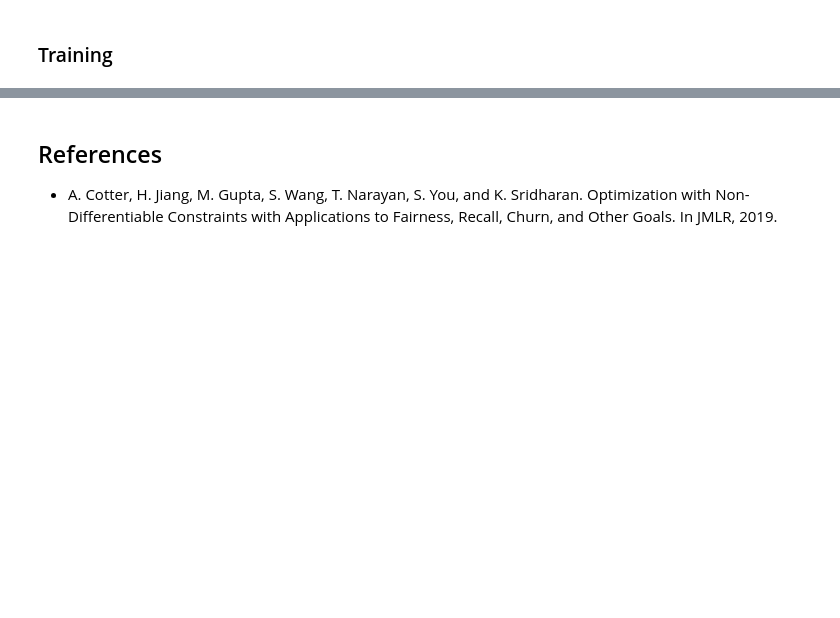
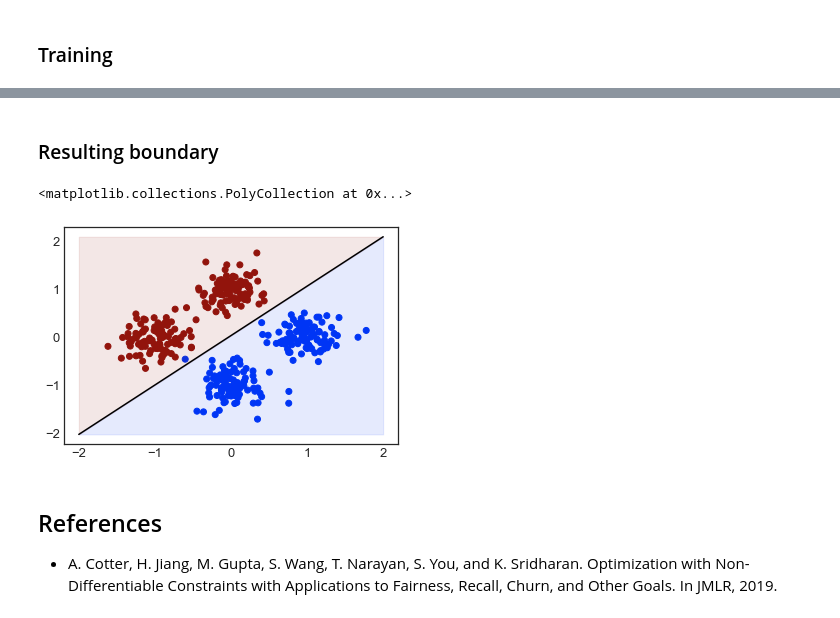
Before and after one commit to cooper-org/cooper, a Jupyter notebook: tutorials/Gaussian_mixture.ipynb, the cells around one changed output, grey strips where cells are left out. Saved outputs shown, nothing was run; the diff lists cells and outputs as text; code cells hidden in the pictures; blank space fills up the shorter version.

```diff
--- a/tutorials/Gaussian_mixture.ipynb
+++ b/tutorials/Gaussian_mixture.ipynb
@@ -61,7 +63,7 @@ class MixtureSeparation(cooper.ConstrainedMinimizationProblem):
     def closure(self, inputs, targets):
 
         logits = self.linear(inputs)
-        loss=bce_loss(logits, targets),
+        loss=bce_loss(logits.flatten(), targets)
 
         if not self.is_constrained:
             # Unconstrained problem of separating two classes
@@ -100,7 +102,7 @@ class MixtureSeparation(cooper.ConstrainedMinimizationProblem):
 # %%
 models = []
 
-for problem in ["unconstrained", "constrained", "proxy"]:
+for problem in ["unconstrained"]:#, "constrained", "proxy"]:
 
     is_constrained = problem == "constrained" or problem == "proxy"
     use_proxy = problem == "proxy"
@@ -108,18 +110,25 @@ for problem in ["unconstrained", "constrained", "proxy"]:
     cmp = MixtureSeparation(is_constrained, use_proxy)
     formulation = cooper.LagrangianFormulation(cmp)
 
-    primal_optimizer = SGD(cmp.linear.parameters(), lr=1e-3)
-    dual_optimizer = cooper.optim.partial(SGD, lr=1e-3) if is_constrained else None
+    primal_optimizer = SGD(cmp.linear.parameters(), lr=1e-1)
+    dual_optimizer = cooper.optim.partial(SGD, lr=1e-1) if is_constrained else None
     optimizer = cooper.ConstrainedOptimizer(
         formulation=formulation,
         primal_optimizer=primal_optimizer,
         dual_optimizer=dual_optimizer,
     )
 
-    for i in range(100):
+    for i in range(1000):
         optimizer.zero_grad()
-        lagrangian = formulation.composite_objective(cmp.closure, INPUTS, LABELS)
-        formulation.custom_backward(lagrangian)
+        if is_constrained:
+            lagrangian = formulation.composite_objective(cmp.closure, INPUTS, LABELS)
+            formulation.custom_backward(lagrangian)
+        else:
+            loss = cmp.closure(INPUTS, LABELS).loss
+            loss.backward()
+            if i % 100 == 0:
+                print(loss.item())
+
         optimizer.step()
 
     models.append(cmp.linear)
@@ -128,3 +146,22 @@ Ellipsis
+# %% [markdown]
+### Resulting boundary
+# %%
+w = models[0].weight.data.flatten().numpy()
+b = models[0].bias.data.numpy()
+
+m = -w[0]/w[1]
+b = -b/w[1]
+
+x1 = np.linspace(-2, 2, 100)
+x2 = m*x1 + b
+
+plt.scatter(*torch.transpose(INPUTS, 0, 1), color=COLORS)
+plt.plot(x1, x2, color="black")
+plt.fill_between(x1, min(x2), x2, color=blue, alpha=0.1)
+plt.fill_between(x1, x2, max(x2), color=red, alpha=0.1)
+# %% [output]
+<matplotlib.collections.PolyCollection at 0x...>
+[figure, added]
 # %% [markdown]
 ## References
 
```
Also changed, not shown: parts of 4 cells of this notebook.
